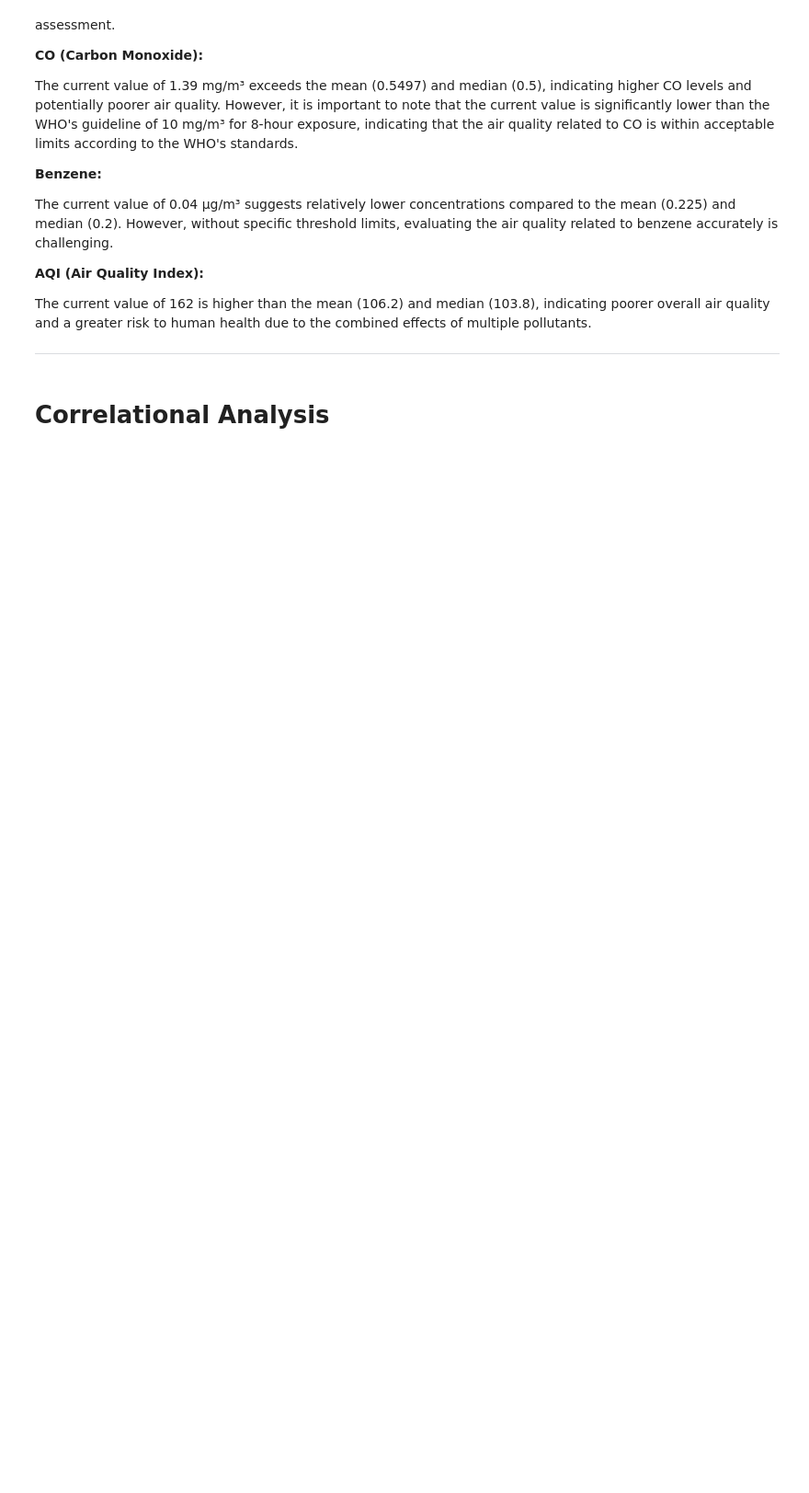
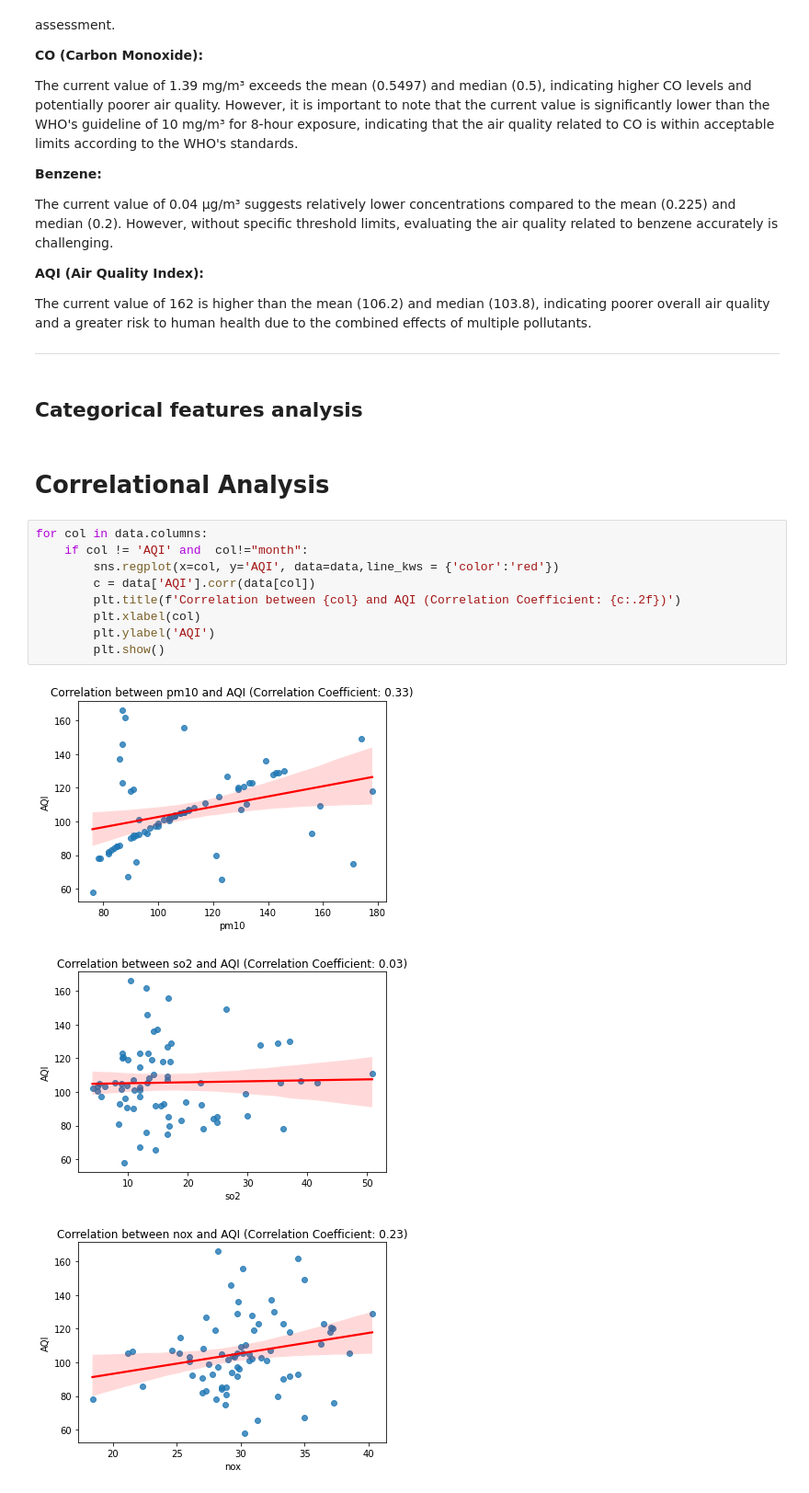
Before and after one commit to sai14karthik/AQI, a Jupyter notebook: AirQuality .ipynb, the cells around one changed output. Shown at 92% size. Saved outputs shown, nothing was run; the diff lists cells and outputs as text; blank space fills up the shorter version.

```diff
--- a/AirQuality .ipynb
+++ b/AirQuality .ipynb
@@ -480,5 +481,20 @@ The current value of 0.04 μg/m³ suggests relatively lower concentrations compa
 The current value of 162 is higher than the mean (106.2) and median (103.8), indicating poorer overall air quality and a greater risk to human health due to the combined effects of multiple pollutants.
 
 ---
+# %% [markdown]
+##   Categorical features analysis
 # %% [markdown]
 # Correlational Analysis
+# %%
+for col in data.columns:
+    if col != 'AQI' and  col!="month":
+        sns.regplot(x=col, y='AQI', data=data,line_kws = {'color':'red'})
+        c = data['AQI'].corr(data[col])
+        plt.title(f'Correlation between {col} and AQI (Correlation Coefficient: {c:.2f})')
+        plt.xlabel(col)
+        plt.ylabel('AQI')
+        plt.show()
+# %% [output]
+[figure, added]
+[figure, added]
+[figure, added]
```
Also changed, not shown: parts of 19 cells of this notebook.
